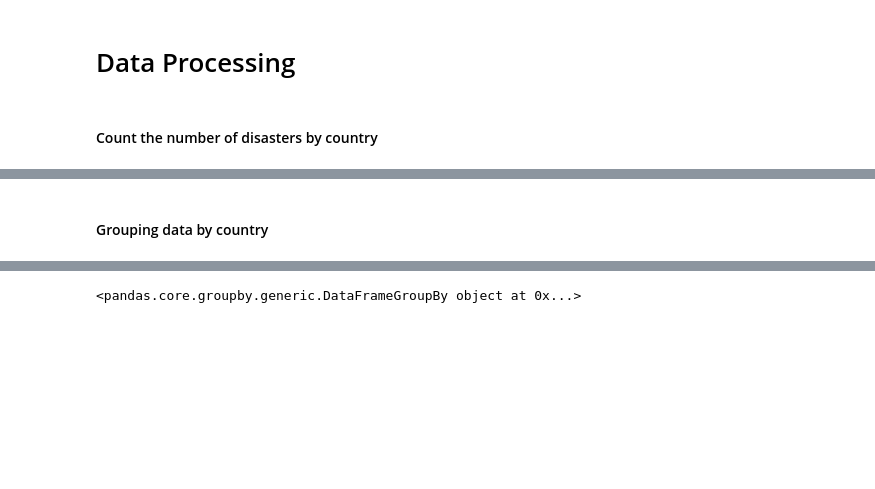
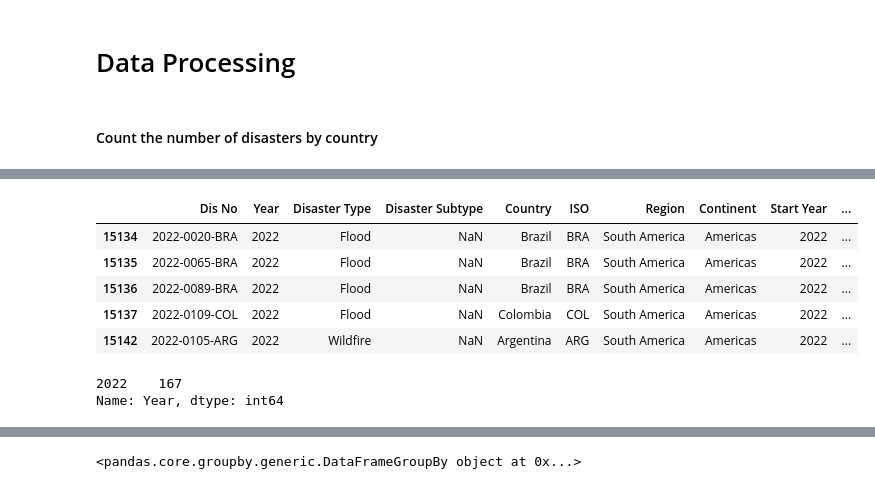
Before and after one commit to NLSanyu/CA682-Data-Visualization, a Jupyter notebook: EM-DAT Data Exploration.ipynb, the cells around one changed output, grey strips where cells are left out. Cells and saved outputs as stored; diff of their text form; code cells hidden in the pictures; blank space fills up the shorter version.

```diff
--- a/EM-DAT Data Exploration.ipynb
+++ b/EM-DAT Data Exploration.ipynb
@@ -236,2 +197,18 @@ See the caveats in the documentation: https://pandas.pydata.org/pandas-docs/stab
-# %% [markdown]
-#### Grouping data by country
+# %%
+# Filter out a few (recent) years for analysis
+# chosen_years = [2018, 2019, 2020, 2021, 2022]
+chosen_years = [2022]
+df_updated = df_updated[df_updated["Year"].isin(chosen_years)]
+df_updated.head()
+# %% [output]
+|  | Dis No | Year | Disaster Type | Disaster Subtype | Country | ISO | Region | Continent | Start Year | ... |
+| 15134 | 2022-0020-BRA | 2022 | Flood | NaN | Brazil | BRA | South America | Americas | 2022 | ... |
+| 15135 | 2022-0065-BRA | 2022 | Flood | NaN | Brazil | BRA | South America | Americas | 2022 | ... |
+| 15136 | 2022-0089-BRA | 2022 | Flood | NaN | Brazil | BRA | South America | Americas | 2022 | ... |
+| 15137 | 2022-0109-COL | 2022 | Flood | NaN | Colombia | COL | South America | Americas | 2022 | ... |
+| 15142 | 2022-0105-ARG | 2022 | Wildfire | NaN | Argentina | ARG | South America | Americas | 2022 | ... |
+# %%
+df_updated["Year"].value_counts()
+# %% [output]
+2022    167
+Name: Year, dtype: int64
```
Also changed, not shown: parts of 34 cells of this notebook.
